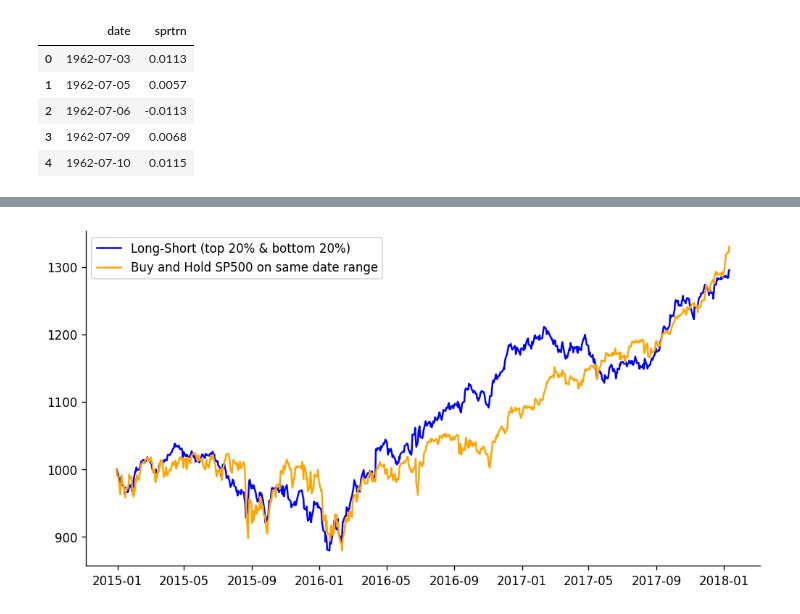
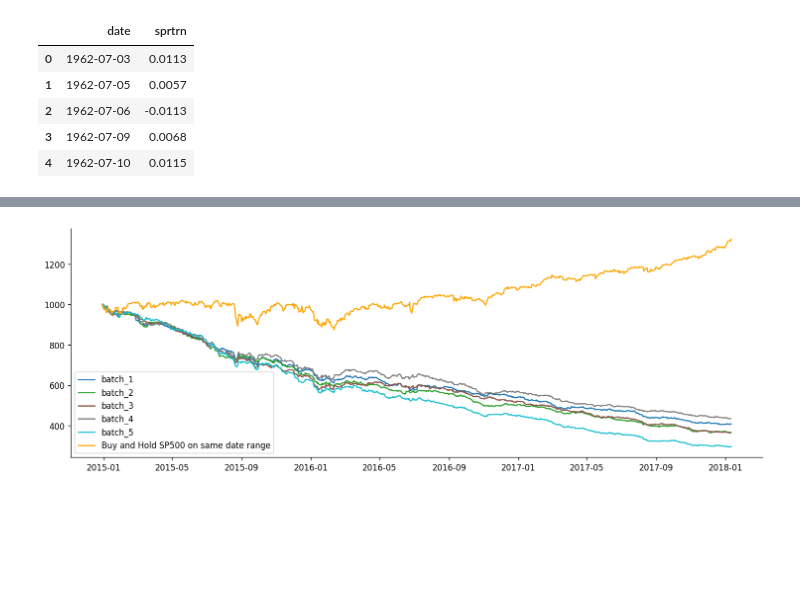
Before and after one commit to leo-wun/Can-Signal-Ensembles-beat-the-S-P500, a Jupyter notebook: notebooks/03_modelling.ipynb, the cells around one changed output, grey strips where cells are left out. Drawn from its saved outputs; the diff is of its cells as text; code cells hidden in the pictures; blank space fills up the shorter version.

```diff
--- a/notebooks/03_modelling.ipynb
+++ b/notebooks/03_modelling.ipynb
@@ -163,15 +280,0 @@ y_pred.head()
-# %%
-percentile_ranks = y_pred.groupby('date')['ret_pred'].transform(lambda x: x.rank(pct=True))
-
-is_top_20 = percentile_ranks >= 0.80
-is_bottom_20 = percentile_ranks <= 0.20
-
-top_20_indexes = y_pred[is_top_20].index
-bottom_20_indexes = y_pred[is_bottom_20].index
-
-top_20_val_rows = pd.DataFrame(y_val.loc[top_20_indexes])
-bottom_20_val_rows = pd.DataFrame(y_val.loc[bottom_20_indexes])
-
-top_20 = top_20_val_rows.groupby('date').mean()
-bottom_20 = bottom_20_val_rows.groupby('date').mean()
-top_bottom = top_20 - bottom_20
@@ -224,10 +318,13 @@ Max Drawdown         : -62.07%
-# %%
-BH, date_range = buy_and_hold(gspc, initial_capital=N, start_date=y_pred.index.min()[0], end_date=y_pred.index.max()[0])
 # %%
-plt.figure(figsize=(10,5))
-plt.plot(date_range, portfolio, color='blue', label='Long-Short (top 20% & bottom 20%)')
+import matplotlib.cm as cm
+
+cmap = cm.get_cmap('tab10', len(portfolios))
+plt.figure(figsize=(15,5))
+for i, (batch, portfolio) in enumerate(portfolios.items()):
+    n = min(len(date_range), len(portfolio))
+    plt.plot(date_range[:n], portfolio[:n], color=cmap(i), label=batch)
 plt.plot(date_range, BH, color='orange', label='Buy and Hold SP500 on same date range')
 plt.legend()
 plt.show()
 # %% [output]
-[figure, old version]
+[figure, new version]
```
Also changed, not shown: parts of 13 cells of this notebook.
